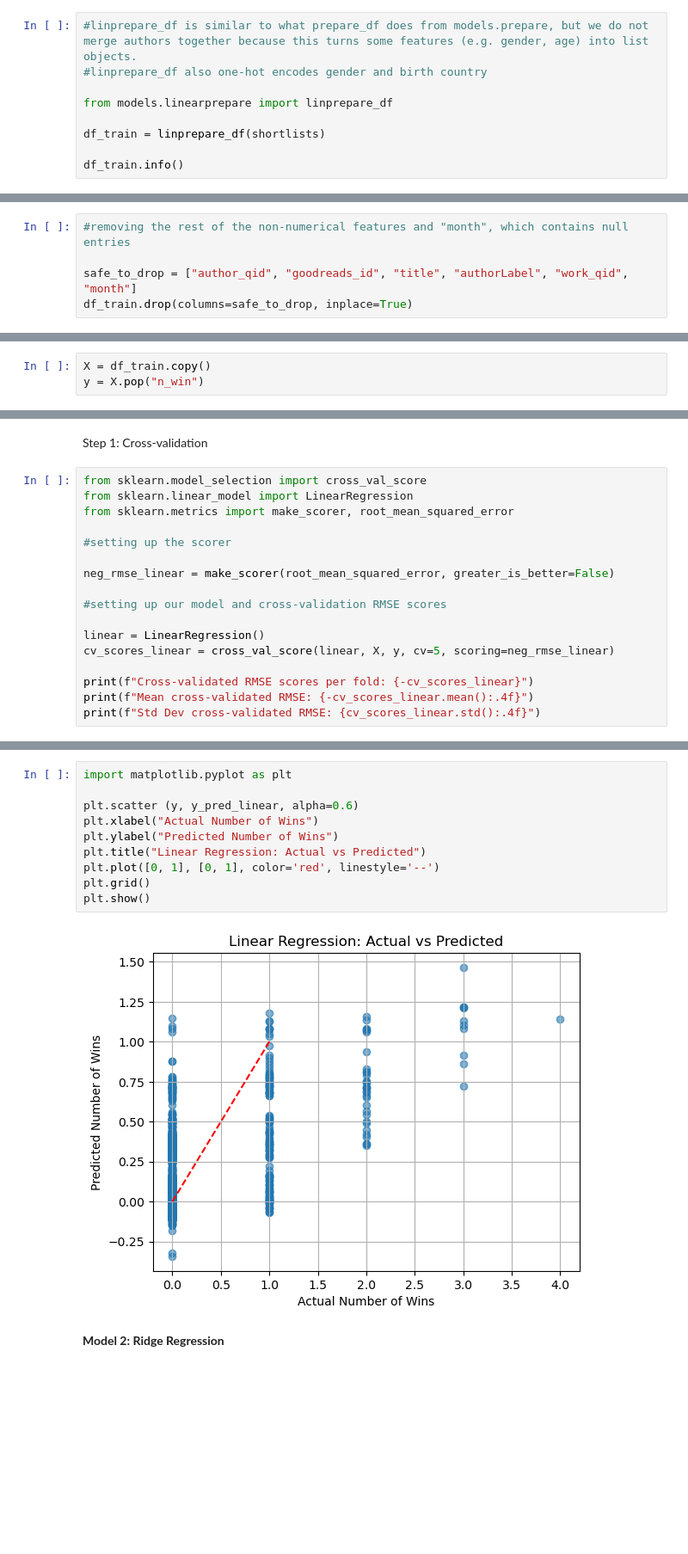
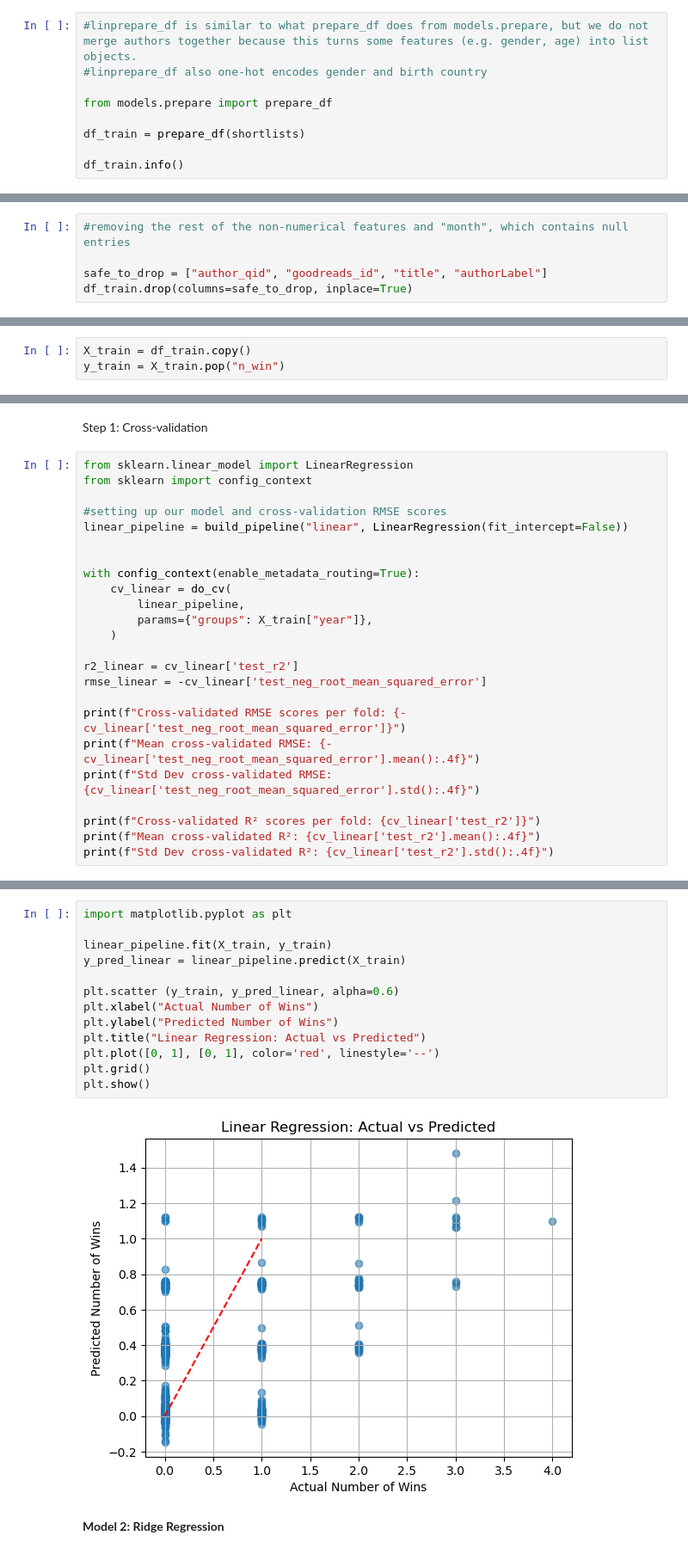
Before and after one commit to raineszm/sff-predict, a Jupyter notebook: notebooks/linear_ridge_lasso.ipynb, the cells around one changed output, grey strips where cells are left out. Shown at 86% size. Cells and saved outputs as stored; diff of their text form; blank space fills up the shorter version.

Commit message:
use rowcountencoding for linear fits

```diff
--- a/notebooks/linear_ridge_lasso.ipynb
+++ b/notebooks/linear_ridge_lasso.ipynb
@@ -23,9 +23,9 @@ shortlists.head()
 #linprepare_df is similar to what prepare_df does from models.prepare, but we do not merge authors together because this turns some features (e.g. gender, age) into list objects.
 #linprepare_df also one-hot encodes gender and birth country
 
-from models.linearprepare import linprepare_df
+from models.prepare import prepare_df
 
-df_train = linprepare_df(shortlists)
+df_train = prepare_df(shortlists)
 
 df_train.info()
 # %% [output]
@@ -49,7 +49,7 @@ memory usage: 257.2+ KB
 # %%
 #removing the rest of the non-numerical features and "month", which contains null entries
 
-safe_to_drop = ["author_qid", "goodreads_id", "title", "authorLabel", "work_qid", "month"]
+safe_to_drop = ["author_qid", "goodreads_id", "title", "authorLabel"]
 df_train.drop(columns=safe_to_drop, inplace=True)
 # %%
 #confirming we have no columns with null entries
@@ -75,4 +72,4 @@ tot_cohort_awards                           0
 dtype: int64
 # %%
-X = df_train.copy()
-y = X.pop("n_win")
+X_train = df_train.copy()
+y_train = X_train.pop("n_win")
@@ -81,20 +128,27 @@ y = X.pop("n_win")
 # %% [markdown]
 Step 1: Cross-validation
 # %%
-from sklearn.model_selection import cross_val_score
 from sklearn.linear_model import LinearRegression
-from sklearn.metrics import make_scorer, root_mean_squared_error
-
-#setting up the scorer
-
-neg_rmse_linear = make_scorer(root_mean_squared_error, greater_is_better=False)
+from sklearn import config_context
 
 #setting up our model and cross-validation RMSE scores
+linear_pipeline = build_pipeline("linear", LinearRegression(fit_intercept=False))
 
-linear = LinearRegression()
-cv_scores_linear = cross_val_score(linear, X, y, cv=5, scoring=neg_rmse_linear)
 
-print(f"Cross-validated RMSE scores per fold: {-cv_scores_linear}")
-print(f"Mean cross-validated RMSE: {-cv_scores_linear.mean():.4f}")
-print(f"Std Dev cross-validated RMSE: {cv_scores_linear.std():.4f}")
+with config_context(enable_metadata_routing=True):
+    cv_linear = do_cv(
+        linear_pipeline,
+        params={"groups": X_train["year"]},
+    )
+
+r2_linear = cv_linear['test_r2']
+rmse_linear = -cv_linear['test_neg_root_mean_squared_error']
+
+print(f"Cross-validated RMSE scores per fold: {-cv_linear['test_neg_root_mean_squared_error']}")
+print(f"Mean cross-validated RMSE: {-cv_linear['test_neg_root_mean_squared_error'].mean():.4f}")
+print(f"Std Dev cross-validated RMSE: {cv_linear['test_neg_root_mean_squared_error'].std():.4f}")
+
+print(f"Cross-validated R² scores per fold: {cv_linear['test_r2']}")
+print(f"Mean cross-validated R²: {cv_linear['test_r2'].mean():.4f}")
+print(f"Std Dev cross-validated R²: {cv_linear['test_r2'].std():.4f}")
 # %% [output]
@@ -122,15 +163,18 @@ Step 3: Plotting our results
 # %%
 import matplotlib.pyplot as plt
 
-plt.scatter (y, y_pred_linear, alpha=0.6)
+linear_pipeline.fit(X_train, y_train)
+y_pred_linear = linear_pipeline.predict(X_train)
+
+plt.scatter (y_train, y_pred_linear, alpha=0.6)
 plt.xlabel("Actual Number of Wins")
 plt.ylabel("Predicted Number of Wins")
 plt.title("Linear Regression: Actual vs Predicted")
 plt.plot([0, 1], [0, 1], color='red', linestyle='--')
 plt.grid()
 plt.show()
 # %% [output]
-[figure, old version]
+[figure, new version]
 # %% [markdown]
 **Model 2: Ridge Regression**
 # %% [markdown]
```
Also changed, not shown: parts of 23 cells of this notebook.
